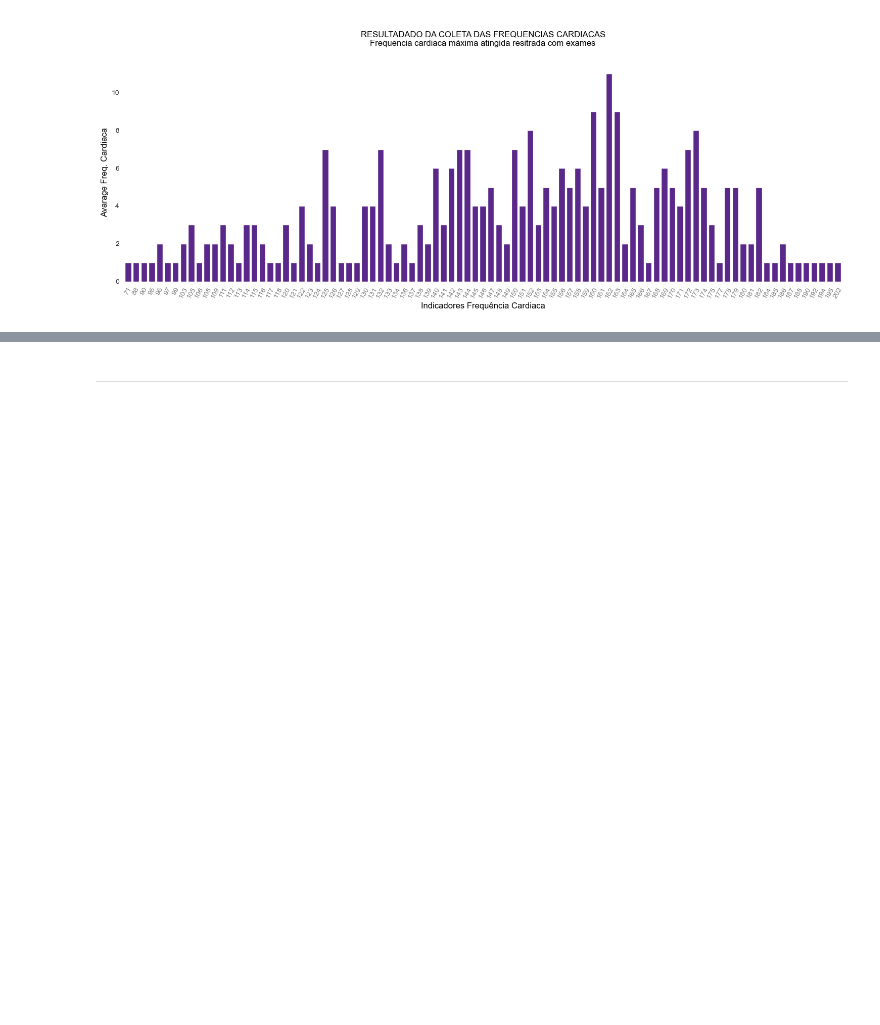
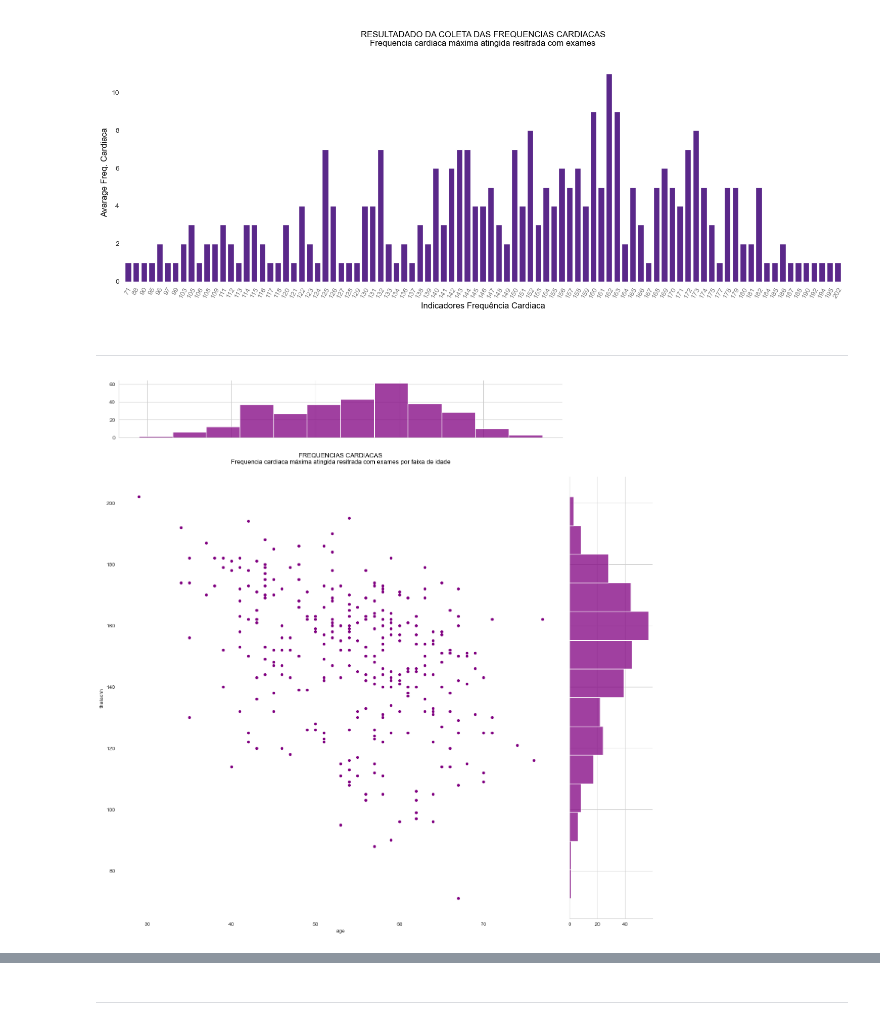
Before and after one commit to fabian-gib-50/Projeto-ataque-cardiaco, a Jupyter notebook: notebooks/Projeto-heart-attack.ipynb, the cells around one changed output, grey strips where cells are left out. Saved outputs shown, nothing was run; the diff lists cells and outputs as text; code cells hidden in the pictures; blank space fills up the shorter version.

```diff
--- a/notebooks/Projeto-heart-attack.ipynb
+++ b/notebooks/Projeto-heart-attack.ipynb
@@ -859,3 +859,21 @@ plt.box( False )
 plt.tight_layout();
 # %% [output]
 [figure]
+# %% [markdown]
+___
+# %%
+# Plot resultados dos exames e coleta dos dados da variável frequencia maxima cardiaca
+
+sns.jointplot(x='age', y ='thalachh', data=df_raw, color='Purple', height=15, ratio=5, marginal_ticks=True),
+
+plt.title('\nFREQUENCIAS CARDIACAS\n'
+          'Frequencia cardiaca máxima atingida resitrada com exames por faixa de idade',
+                                                     pad=25, color='Black', fontsize=12)
+
+gca()
+plt.grid( False )
+plt.box( False )
+
+plt.tight_layout();
+# %% [output]
+[figure, added]
```
Also changed, not shown: parts of 32 cells of this notebook, 2 other files.
